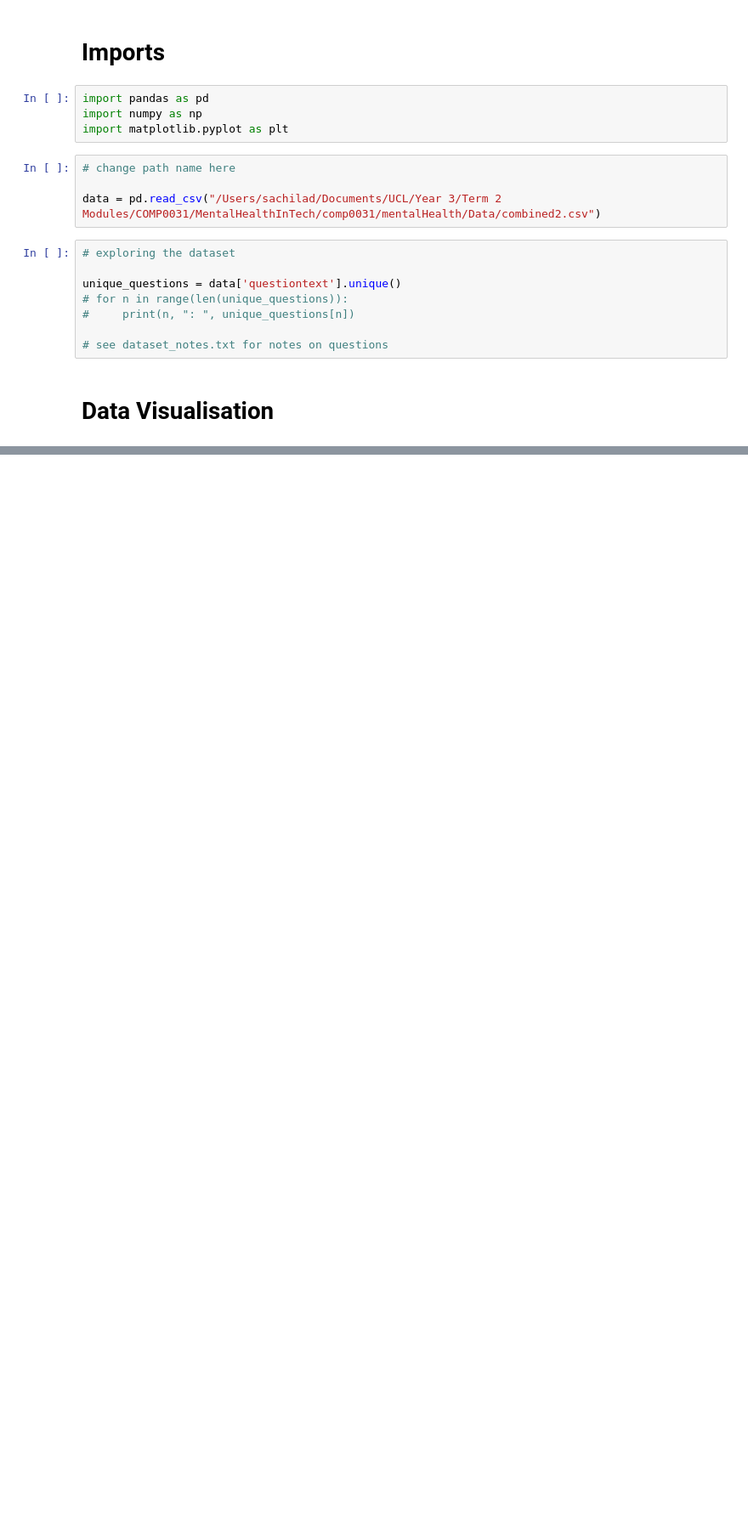
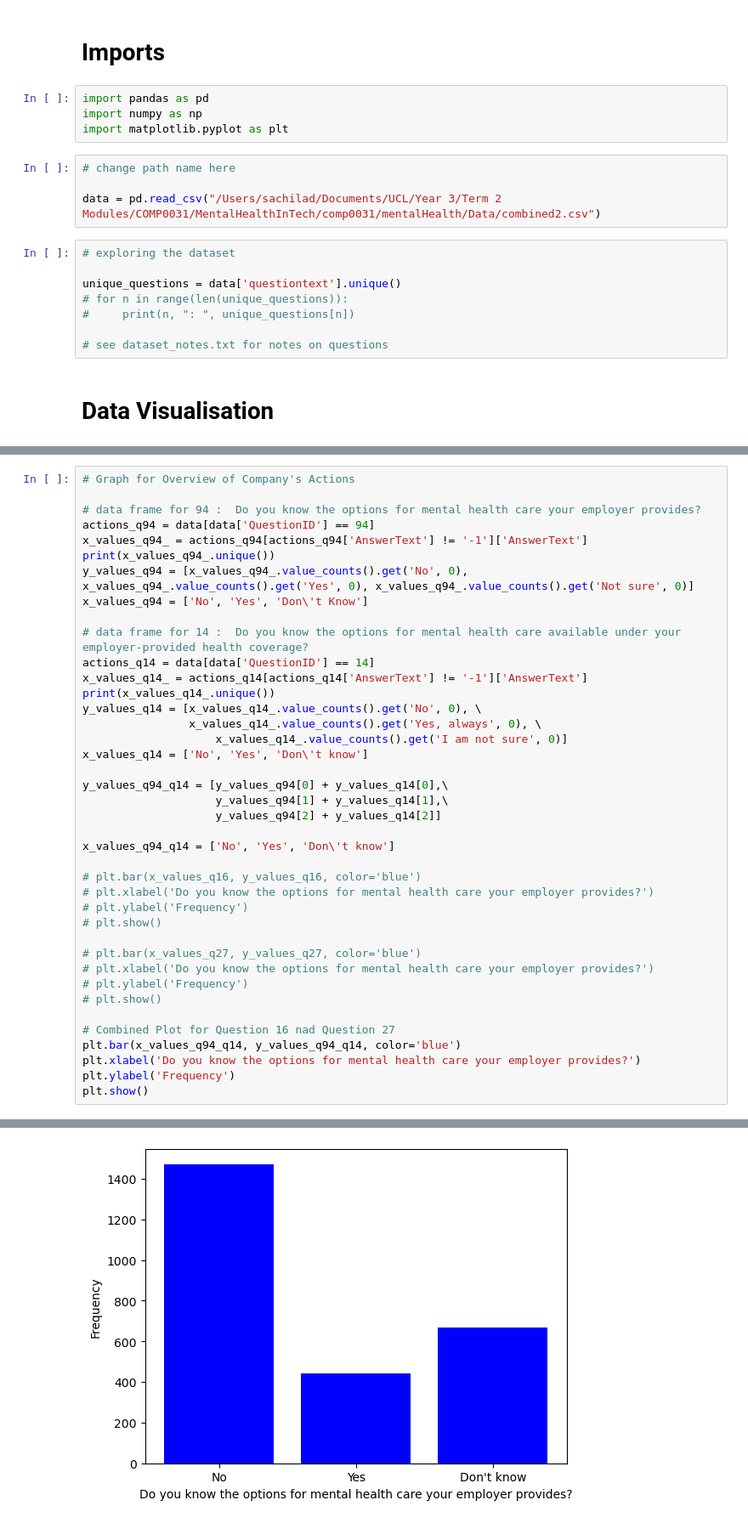
Before and after one commit to Itsamesamir/COMP0031, a Jupyter notebook: mentalHealth/Sachi - Company Actions/Sachi.ipynb, the cells around one changed output, grey strips where cells are left out. Shown at 85% size. Cells and saved outputs as stored; diff of their text form; blank space fills up the shorter version.

```diff
--- a/mentalHealth/Sachi - Company Actions/Sachi.ipynb
+++ b/mentalHealth/Sachi - Company Actions/Sachi.ipynb
@@ -34,0 +41,41 @@ y_values_q9 = actions_q9['AnswerText']
+# %%
+# Graph for Overview of Company's Actions
+
+# data frame for 94 :  Do you know the options for mental health care your employer provides?
+actions_q94 = data[data['QuestionID'] == 94]
+x_values_q94_ = actions_q94[actions_q94['AnswerText'] != '-1']['AnswerText']
+print(x_values_q94_.unique())
+y_values_q94 = [x_values_q94_.value_counts().get('No', 0), x_values_q94_.value_counts().get('Yes', 0), x_values_q94_.value_counts().get('Not sure', 0)]
+x_values_q94 = ['No', 'Yes', 'Don\'t Know']
+
+# data frame for 14 :  Do you know the options for mental health care available under your employer-provided health coverage?
+actions_q14 = data[data['QuestionID'] == 14]
+x_values_q14_ = actions_q14[actions_q14['AnswerText'] != '-1']['AnswerText']
+print(x_values_q14_.unique())
+y_values_q14 = [x_values_q14_.value_counts().get('No', 0), \
+                x_values_q14_.value_counts().get('Yes, always', 0), \
+                    x_values_q14_.value_counts().get('I am not sure', 0)]
+x_values_q14 = ['No', 'Yes', 'Don\'t know']
+
+y_values_q94_q14 = [y_values_q94[0] + y_values_q14[0],\
+                    y_values_q94[1] + y_values_q14[1],\
+                    y_values_q94[2] + y_values_q14[2]]
+
+x_values_q94_q14 = ['No', 'Yes', 'Don\'t know']
+
+# plt.bar(x_values_q16, y_values_q16, color='blue')
+# plt.xlabel('Do you know the options for mental health care your employer provides?')
+# plt.ylabel('Frequency')
+# plt.show()
+
+# plt.bar(x_values_q27, y_values_q27, color='blue')
+# plt.xlabel('Do you know the options for mental health care your employer provides?')
+# plt.ylabel('Frequency')
+# plt.show()
+
+# Combined Plot for Question 16 nad Question 27
+plt.bar(x_values_q94_q14, y_values_q94_q14, color='blue')
+plt.xlabel('Do you know the options for mental health care your employer provides?')
+plt.ylabel('Frequency')
+plt.show()
+# %% [output]
@@ -34,0 +84 @@ y_values_q9 = actions_q9['AnswerText']
+[figure, added]
```
Also changed, not shown: parts of 4 cells of this notebook, 1 other file.
